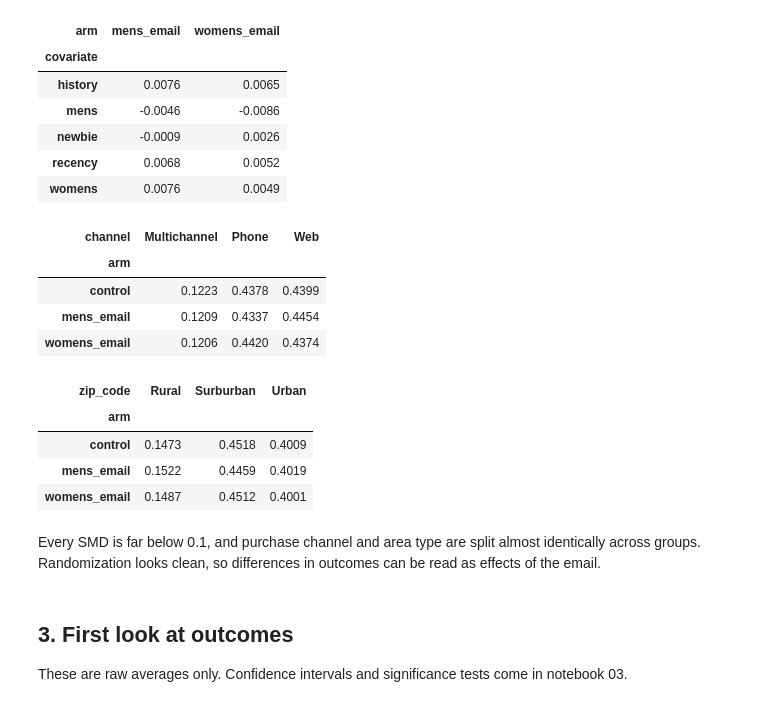
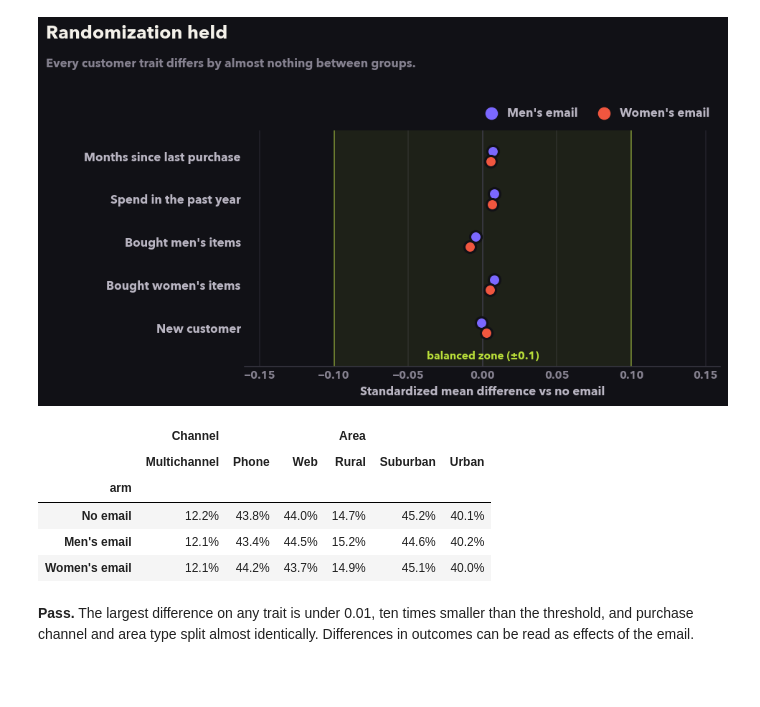
Before and after one commit to ai-with-md/experimentation-toolkit, a Jupyter notebook: notebooks/01_explore_hillstrom.ipynb, the cells around one changed output. Cells and saved outputs as stored; diff of their text form; code cells hidden in the pictures; blank space fills up the shorter version.

```diff
--- a/notebooks/01_explore_hillstrom.ipynb
+++ b/notebooks/01_explore_hillstrom.ipynb
@@ -63,32 +50,25 @@ df.groupby("arm")[covariates].mean()
-# %%
-standardized_mean_diff(df, covariates)
-# %% [output]
-| arm | mens_email | womens_email |
-| covariate |  |  |
-| history | 0.0076 | 0.0065 |
-| mens | -0.0046 | -0.0086 |
-| newbie | -0.0009 | 0.0026 |
-| recency | 0.0068 | 0.0052 |
-| womens | 0.0076 | 0.0049 |
-# %%
-pd.crosstab(df["arm"], df["channel"], normalize="index")
-# %% [output]
-| channel | Multichannel | Phone | Web |
-| arm |  |  |  |
-| control | 0.1223 | 0.4378 | 0.4399 |
-| mens_email | 0.1209 | 0.4337 | 0.4454 |
-| womens_email | 0.1206 | 0.4420 | 0.4374 |
-# %%
-pd.crosstab(df["arm"], df["zip_code"], normalize="index")
-# %% [output]
-| zip_code | Rural | Surburban | Urban |
-| arm |  |  |  |
-| control | 0.1473 | 0.4518 | 0.4009 |
-| mens_email | 0.1522 | 0.4459 | 0.4019 |
-| womens_email | 0.1487 | 0.4512 | 0.4001 |
+# %%
+smd = standardized_mean_diff(df, list(COVARIATE_LABELS))
+fig, ax = plots.balance_plot(smd, labels=COVARIATE_LABELS)
+style.headline(fig, "Randomization held", "Every customer trait differs by almost nothing between groups.")
+style.save(fig, "balance")
+# %% [output]
+[figure, added]
+# %%
+mix = pd.concat(
+    {
+        "Channel": pd.crosstab(df["arm"], df["channel"], normalize="index"),
+        "Area": pd.crosstab(df["arm"], df["zip_code"].replace({"Surburban": "Suburban"}), normalize="index"),
+    },
+    axis=1,
+).rename(index=style.ARM_LABELS)
+mix.style.format("{:.1%}")
+# %% [output]
+|  | Channel |  |  | Area |  |  |
+|  | Multichannel | Phone | Web | Rural | Suburban | Urban |
+| arm |  |  |  |  |  |  |
+| No email | 12.2% | 43.8% | 44.0% | 14.7% | 45.2% | 40.1% |
+| Men's email | 12.1% | 43.4% | 44.5% | 15.2% | 44.6% | 40.2% |
+| Women's email | 12.1% | 44.2% | 43.7% | 14.9% | 45.1% | 40.0% |
 # %% [markdown]
-Every SMD is far below 0.1, and purchase channel and area type are split almost identically across groups. Randomization looks clean, so differences in outcomes can be read as effects of the email.
+**Pass.** The largest difference on any trait is under 0.01, ten times smaller than the threshold, and purchase channel and area type split almost identically. Differences in outcomes can be read as effects of the email.
-# %% [markdown]
-## 3. First look at outcomes
-
-These are raw averages only. Confidence intervals and significance tests come in notebook 03.
```
Also changed, not shown: parts of 17 cells of this notebook, 6 other files.
